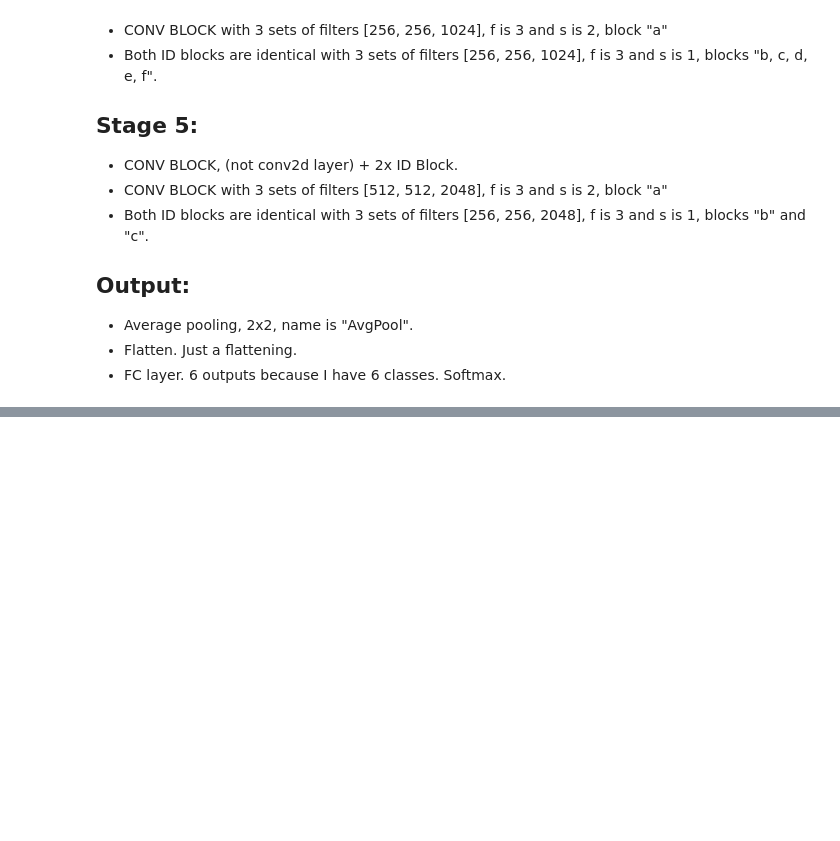
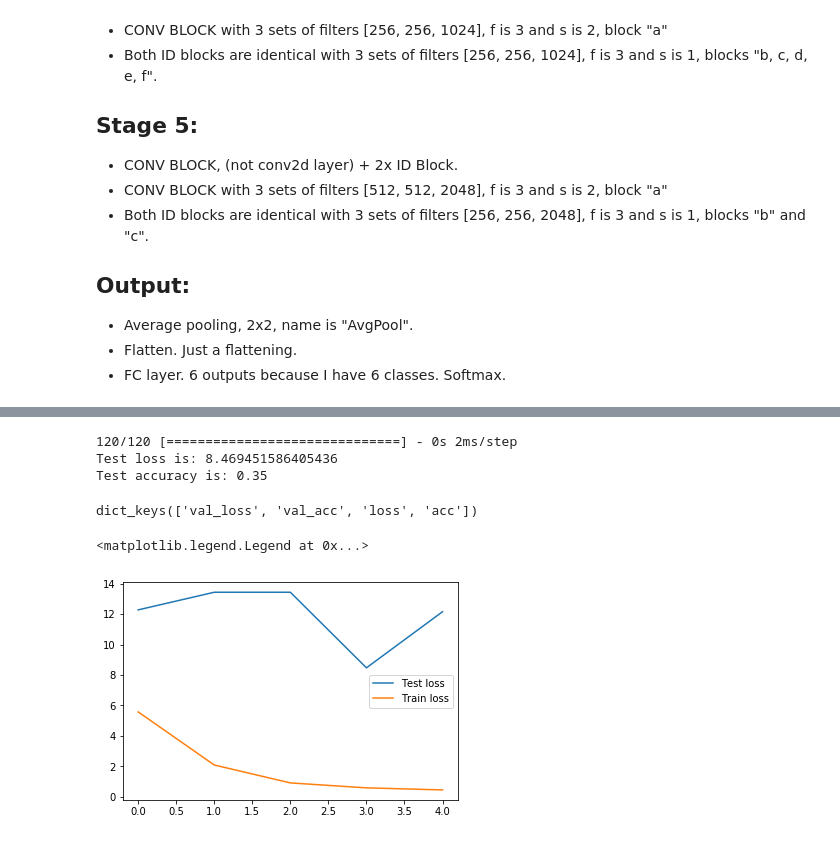
Before and after one commit to DrAlexSanz/Resnet, a Jupyter notebook: Resnet_with_signs.ipynb, the cells around one changed output, grey strips where cells are left out. Saved outputs shown, nothing was run; the diff lists cells and outputs as text; code cells hidden in the pictures; blank space fills up the shorter version.

```diff
--- a/Resnet_with_signs.ipynb
+++ b/Resnet_with_signs.ipynb
@@ -366,0 +410,7 @@ def ResNet50(input_shape, classes):
+# %%
+opti = optimizers.Adam(lr = 1e-3)
+
+checkpointer = ModelCheckpoint(filepath = "Resnet/best_weights.h5", monitor = "val_acc", save_best_only = True)
+
+Res50.compile(loss = "categorical_crossentropy", optimizer = opti, metrics = ["accuracy"])
+hist = History()
@@ -366,0 +419,6 @@ def ResNet50(input_shape, classes):
+# %%
+num_epochs = 5
+
+Res50.fit(train_x, train_y, epochs = num_epochs, batch_size = 32, validation_data = (test_x, test_y), shuffle = True, callbacks = [hist, checkpointer])
+
+Res50.load_weights("Resnet/best_weights.h5")
@@ -366,0 +437,20 @@ def ResNet50(input_shape, classes):
+# %%
+pred = Res50.evaluate(test_x, test_y)
+print("Test loss is: " + str(pred[0]))
+print("Test accuracy is: " + str(pred[1]))
+# %% [output]
+120/120 [==============================] - 0s 2ms/step
+Test loss is: 8.469451586405436
+Test accuracy is: 0.35
+# %%
+print(hist.history.keys())
+
+plt.figure();
+
+plt.plot(range(num_epochs), list(hist.history.values())[0], label = "Test loss");
+plt.plot(range(num_epochs), list(hist.history.values())[2], label = "Train loss");
+plt.legend(loc = "best")
+# %% [output]
+dict_keys(['val_loss', 'val_acc', 'loss', 'acc'])
+<matplotlib.legend.Legend at 0x...>
+[figure, added]
```
Also changed, not shown: parts of 13 cells of this notebook.
